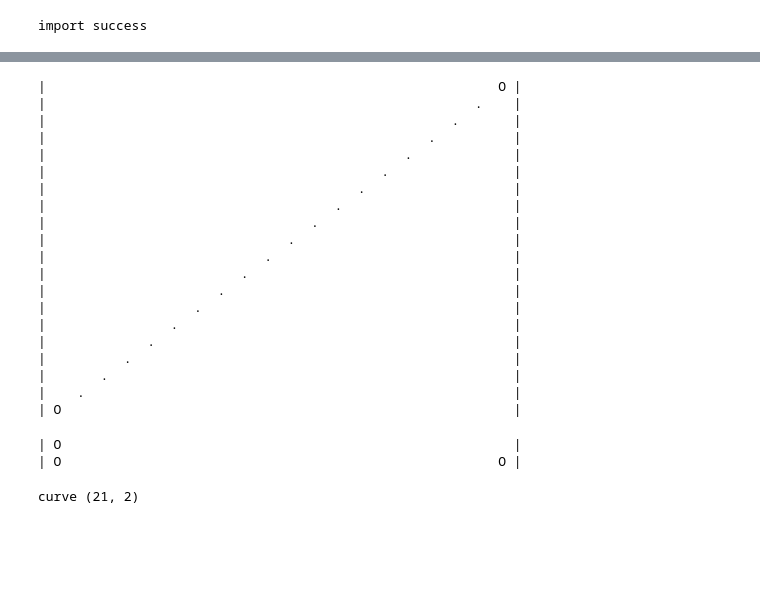
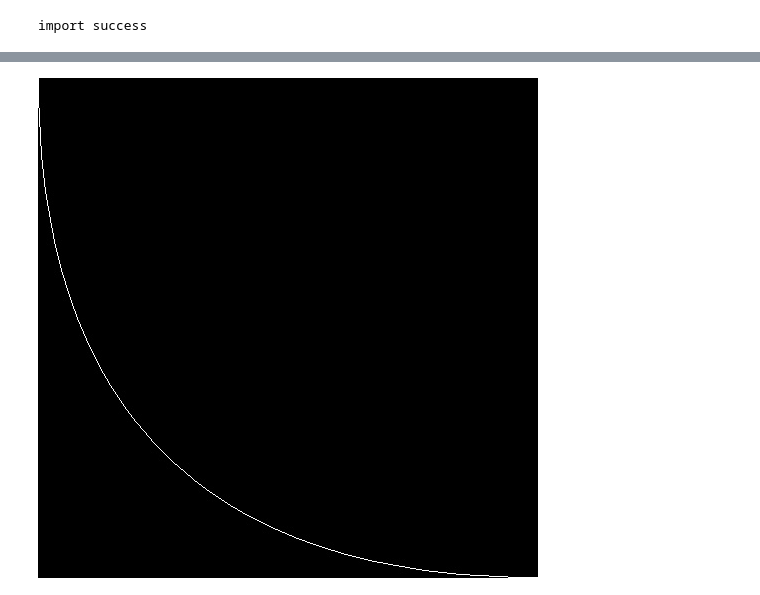
Before and after one commit to EvanLavender13/graphics, a Jupyter notebook: notebooks/bezier-curve.ipynb, the cells around one changed output, grey strips where cells are left out. Saved outputs shown, nothing was run; the diff lists cells and outputs as text; code cells hidden in the pictures; blank space fills up the shorter version.

```diff
--- a/notebooks/bezier-curve.ipynb
+++ b/notebooks/bezier-curve.ipynb
@@ -48,29 +45,3 @@ curve (21, 2)
-# %%
-screen = g.clear_screen(screen)
-g.draw_points_xy(screen, curve)
-g.draw_points_p(screen, control_points)
-g.print_screen(screen)
-# %% [output]
-|                                                          O |
-|                                                       .    |
-|                                                    .       |
-|                                                 .          |
-|                                              .             |
-|                                           .                |
-|                                        .                   |
-|                                     .                      |
-|                                  .                         |
-|                               .                            |
-|                            .                               |
-|                         .                                  |
-|                      .                                     |
-|                   .                                        |
-|                .                                           |
-|             .                                              |
-|          .                                                 |
-|       .                                                    |
-|    .                                                       |
-| O                                                          |
 # %%
 # d.add_curve(fig, curve)
 
@@ -85,8 +49,0 @@ control_points = np.array([
-# %%
-screen = g.clear_screen(screen)
-#g.draw_points_xy(screen, curve)
-g.draw_points_p(screen, control_points)
-g.print_screen(screen)
-# %% [output]
-| O                                                          |
-| O                                                        O |
@@ -100,7 +50,17 @@ g.print_screen(screen)
 # %%
-n_segments = 20
+control_points = np.array([
+    [0, 499],
+    [0, 0],
+    [499, 0]
+], dtype=float)
+
+n_segments = 50
 curve = bz.get_curve(n_segments, control_points)
 curve = np.rint(curve).astype(int)
-print("curve", curve.shape)
+
+screen = g.clear_screen(screen)
+g.draw_points_xy(screen, curve, lines=True)
+
+imshow(screen)
 # %% [output]
-curve (21, 2)
+[figure, added]
```
Also changed, not shown: parts of 19 cells of this notebook, 1 other file.
